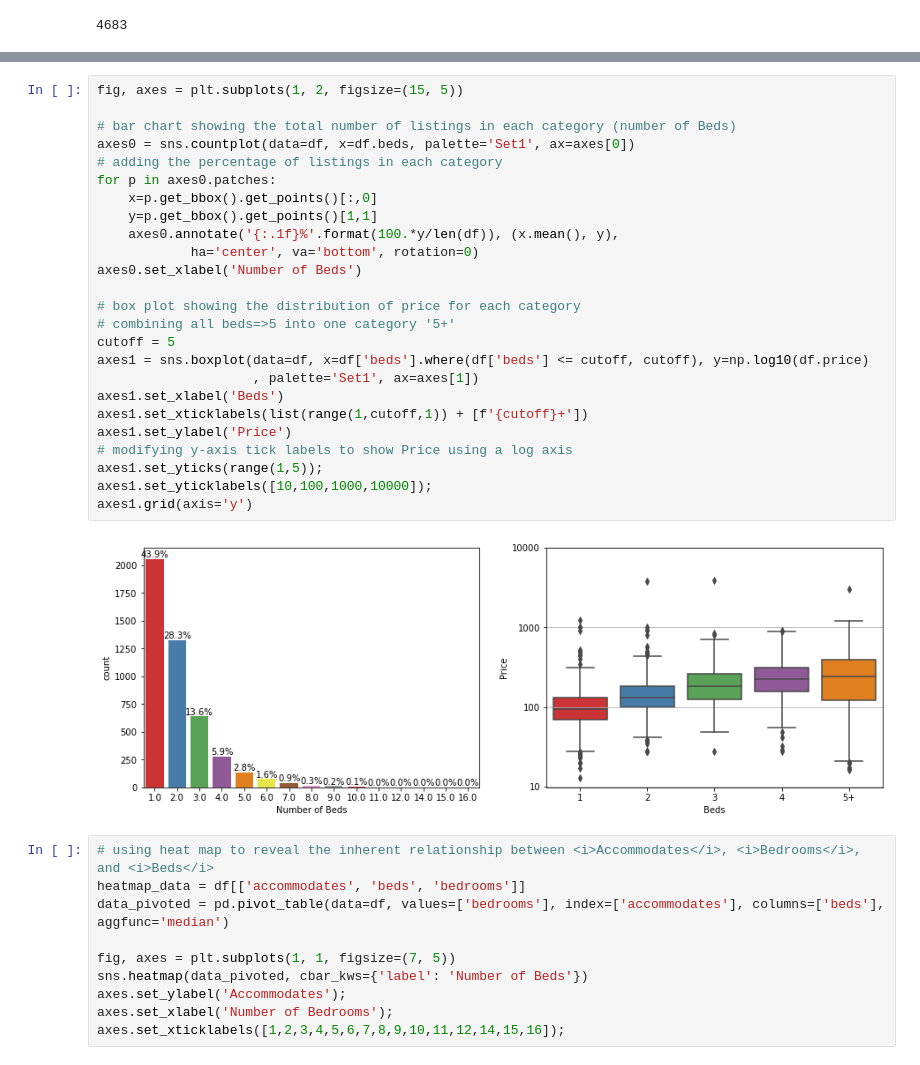
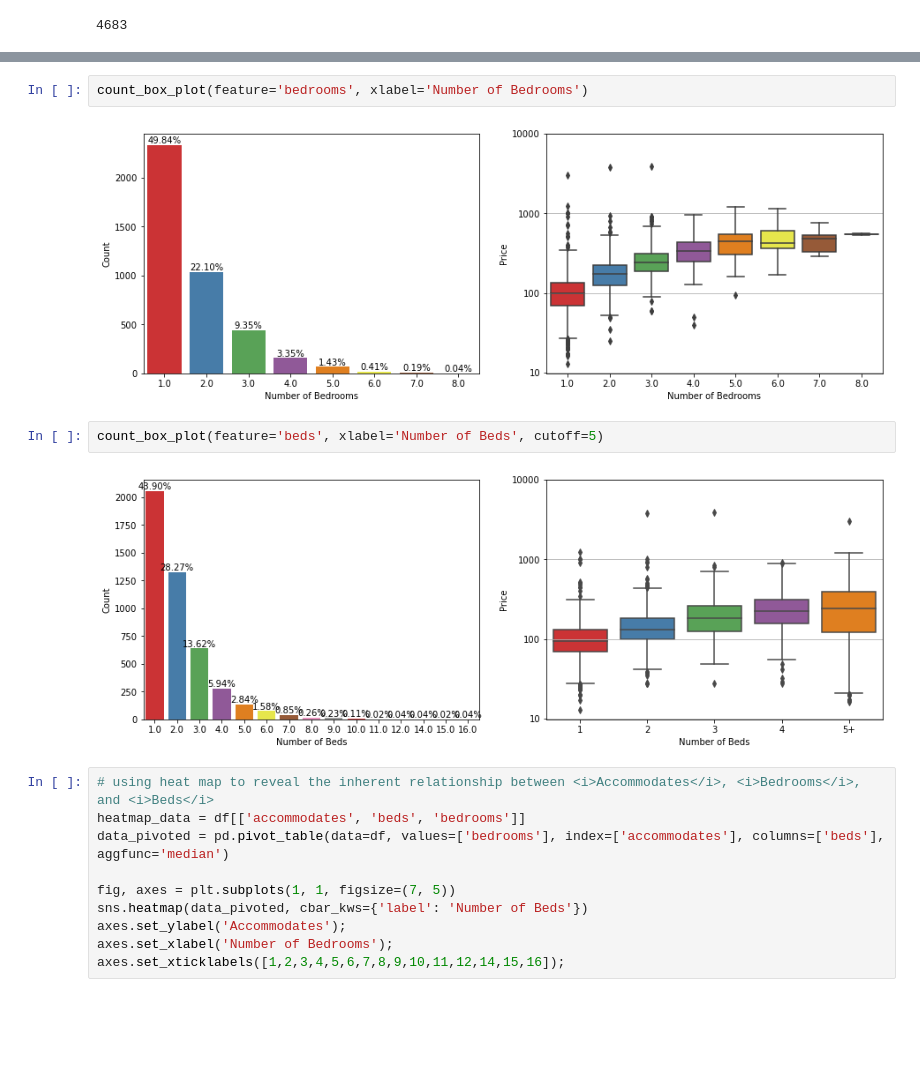
Before and after one commit to snejadi/Airbnb, a Jupyter notebook: Airbnb_analysis/Seattle.ipynb, the cells around one changed output, grey strips where cells are left out. Drawn from its saved outputs; the diff is of its cells as text; blank space fills up the shorter version.

```diff
--- a/Airbnb_analysis/Seattle.ipynb
+++ b/Airbnb_analysis/Seattle.ipynb
@@ -226,30 +221,11 @@ axes1.grid(axis='y')
-# %%
-fig, axes = plt.subplots(1, 2, figsize=(15, 5))
-
-# bar chart showing the total number of listings in each category (number of Beds)
-axes0 = sns.countplot(data=df, x=df.beds, palette='Set1', ax=axes[0])
-# adding the percentage of listings in each category
-for p in axes0.patches:
-    x=p.get_bbox().get_points()[:,0]
-    y=p.get_bbox().get_points()[1,1]
-    axes0.annotate('{:.1f}%'.format(100.*y/len(df)), (x.mean(), y),
-            ha='center', va='bottom', rotation=0)
-axes0.set_xlabel('Number of Beds')
-
-# box plot showing the distribution of price for each category
-# combining all beds=>5 into one category '5+'
-cutoff = 5
-axes1 = sns.boxplot(data=df, x=df['beds'].where(df['beds'] <= cutoff, cutoff), y=np.log10(df.price)
-                    , palette='Set1', ax=axes[1])
-axes1.set_xlabel('Beds')
-axes1.set_xticklabels(list(range(1,cutoff,1)) + [f'{cutoff}+'])
-axes1.set_ylabel('Price')
-# modifying y-axis tick labels to show Price using a log axis
-axes1.set_yticks(range(1,5));
-axes1.set_yticklabels([10,100,1000,10000]);
-axes1.grid(axis='y')
-# %% [output]
-[figure, removed]
+# %%
+count_box_plot(feature='bedrooms', xlabel='Number of Bedrooms')
+# %% [output]
+[figure, added]
+# %%
+count_box_plot(feature='beds', xlabel='Number of Beds', cutoff=5)
+# %% [output]
+[figure, added]
 # %%
 # using heat map to reveal the inherent relationship between <i>Accommodates</i>, <i>Bedrooms</i>, and <i>Beds</i>
 heatmap_data = df[['accommodates', 'beds', 'bedrooms']]
```
Also changed, not shown: parts of 15 cells of this notebook.
